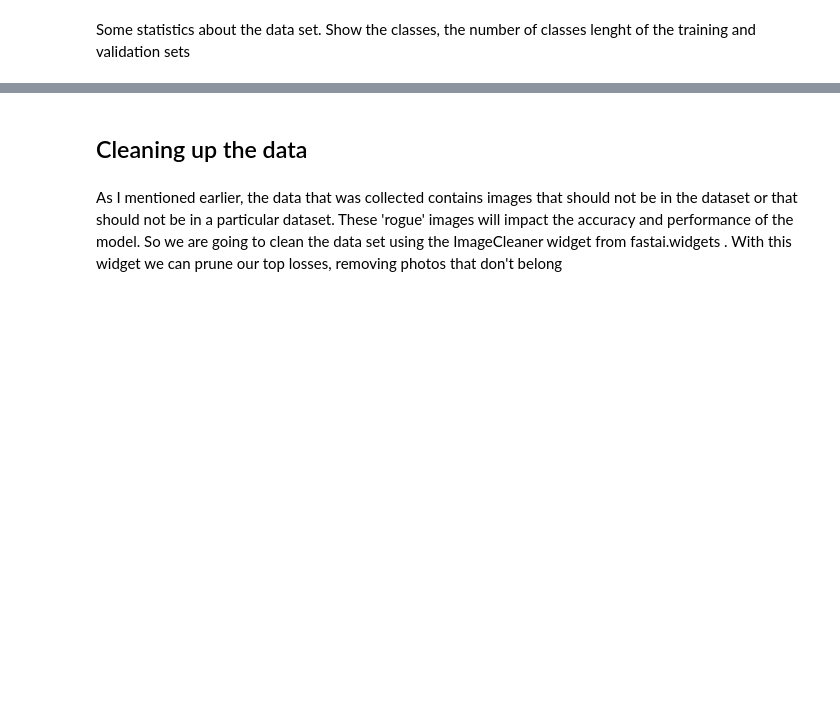
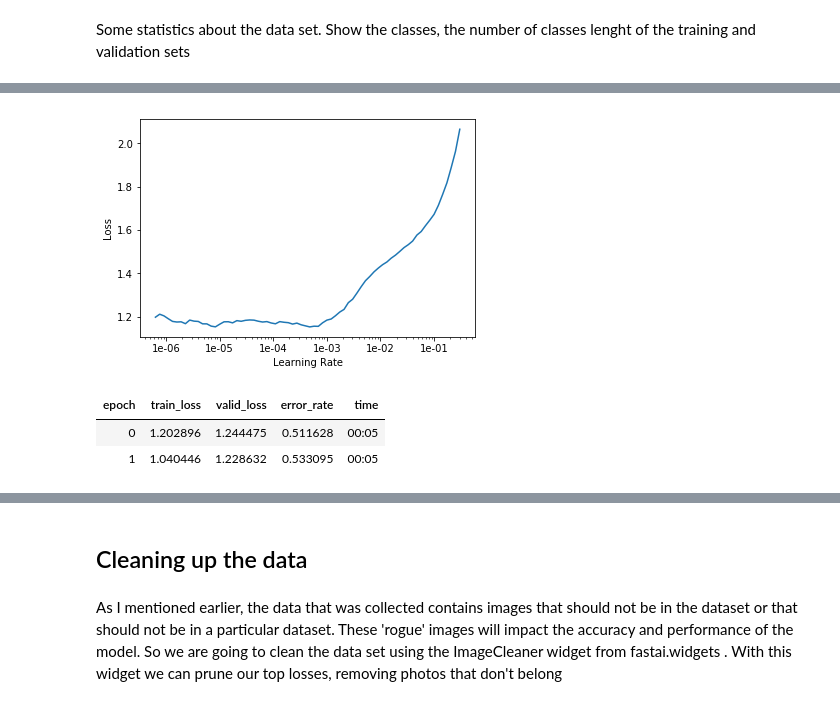
Before and after one commit to gaseosaluz/huaquero, a Jupyter notebook: Identify Huacos.ipynb, the cells around one changed output, grey strips where cells are left out. Cells and saved outputs as stored; diff of their text form; code cells hidden in the pictures; blank space fills up the shorter version.

```diff
--- a/Identify Huacos.ipynb
+++ b/Identify Huacos.ipynb
@@ -163,0 +159,4 @@ data.classes, data.c, len(data.train_ds), len(data.valid_ds)
+# %%
+learn = cnn_learner(data, models.resnet34, metrics=error_rate)
+# %%
+learn.fit_one_cycle(4)
@@ -163,0 +180,10 @@ data.classes, data.c, len(data.train_ds), len(data.valid_ds)
+# %%
+learn.recorder.plot()
+# %% [output]
+[figure, added]
+# %%
+learn.fit_one_cycle(2, max_lr=slice(3e-5,3e-4))
+# %% [output]
+| epoch | train_loss | valid_loss | error_rate | time |
+| 0 | 1.202896 | 1.244475 | 0.511628 | 00:05 |
+| 1 | 1.040446 | 1.228632 | 0.533095 | 00:05 |
```
Also changed, not shown: parts of 45 cells of this notebook.
